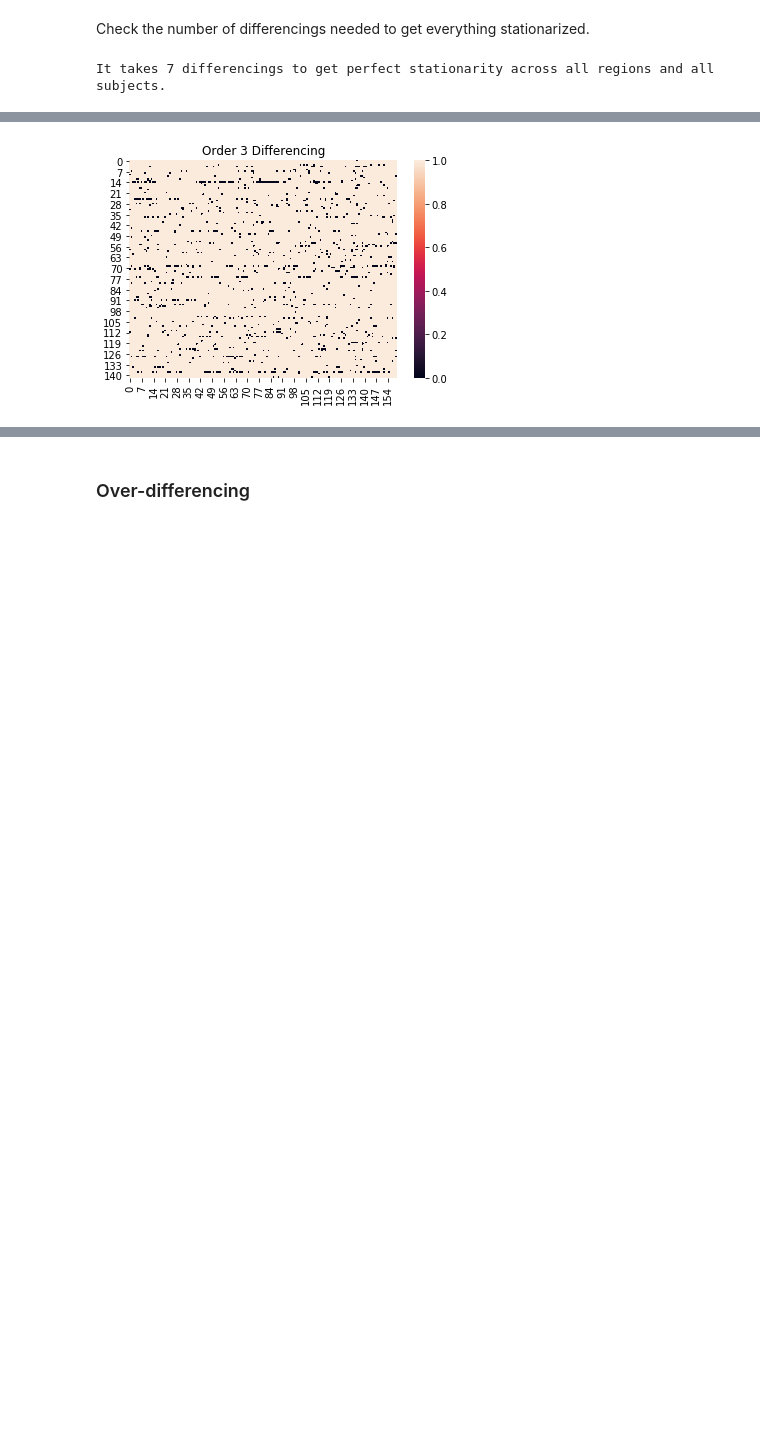
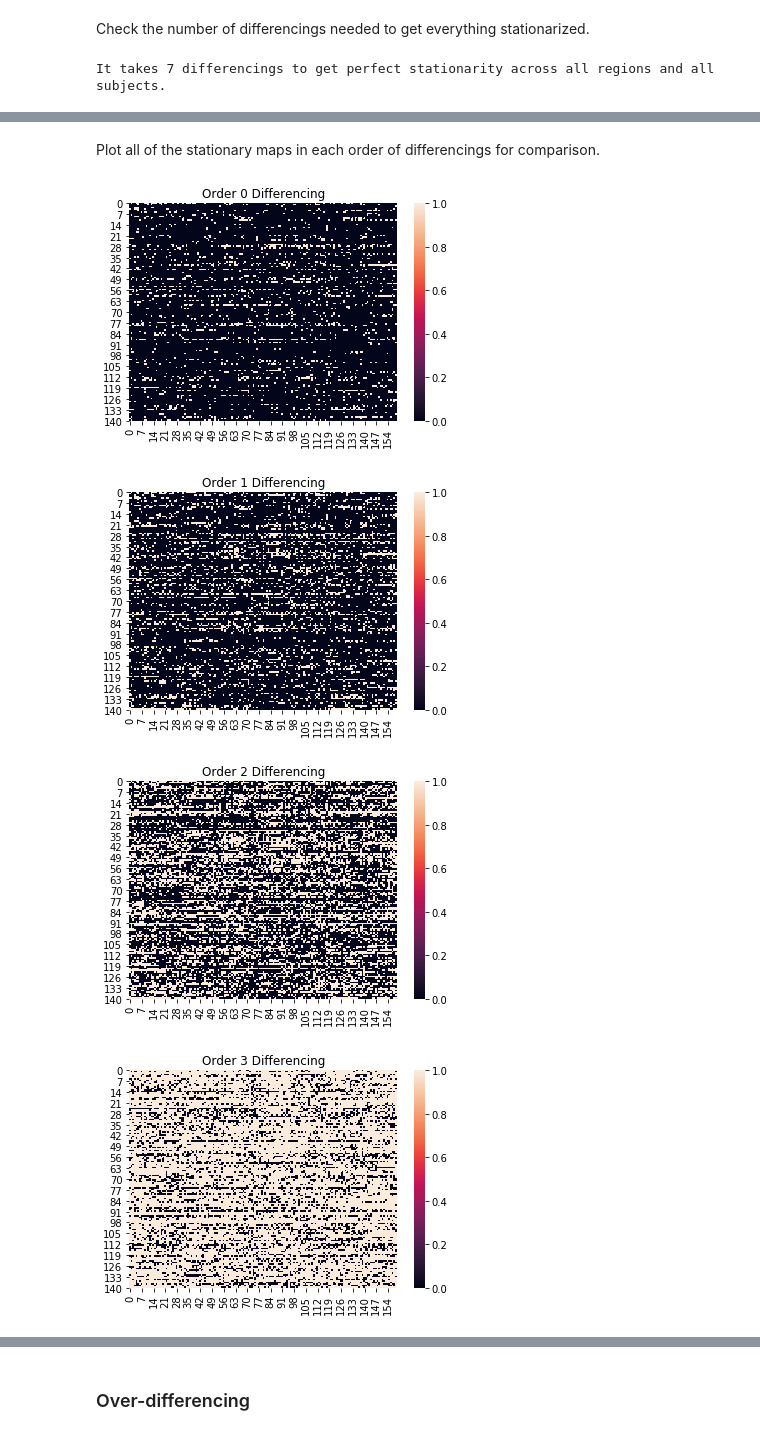
Before and after one commit to DylanYang7225/FMRI-Analysis, a Jupyter notebook: time_series_EDA.ipynb, the cells around one changed output, grey strips where cells are left out. Cells and saved outputs as stored; diff of their text form; code cells hidden in the pictures; blank space fills up the shorter version.

```diff
--- a/time_series_EDA.ipynb
+++ b/time_series_EDA.ipynb
@@ -133,6 +133,12 @@ NameError: name 'plt' is not defined
+# %% [markdown]
+Plot all of the stationary maps in each order of differencings for comparison.
 # %%
-seaborn.heatmap(sttnry_map[diff])
-plt.title('Order '+str(diff)+' Differencing')
-plt.show()
+for i in range(1,len(sttnry_map)+1):
+    seaborn.heatmap(sttnry_map[i-1])
+    plt.title('Order '+str(i-1)+' Differencing')
+    plt.show()
 # %% [output]
-[figure, old version]
+[figure, new version]
+[figure, added]
+[figure, added]
+[figure, added]
```
Also changed, not shown: parts of 14 cells of this notebook.
